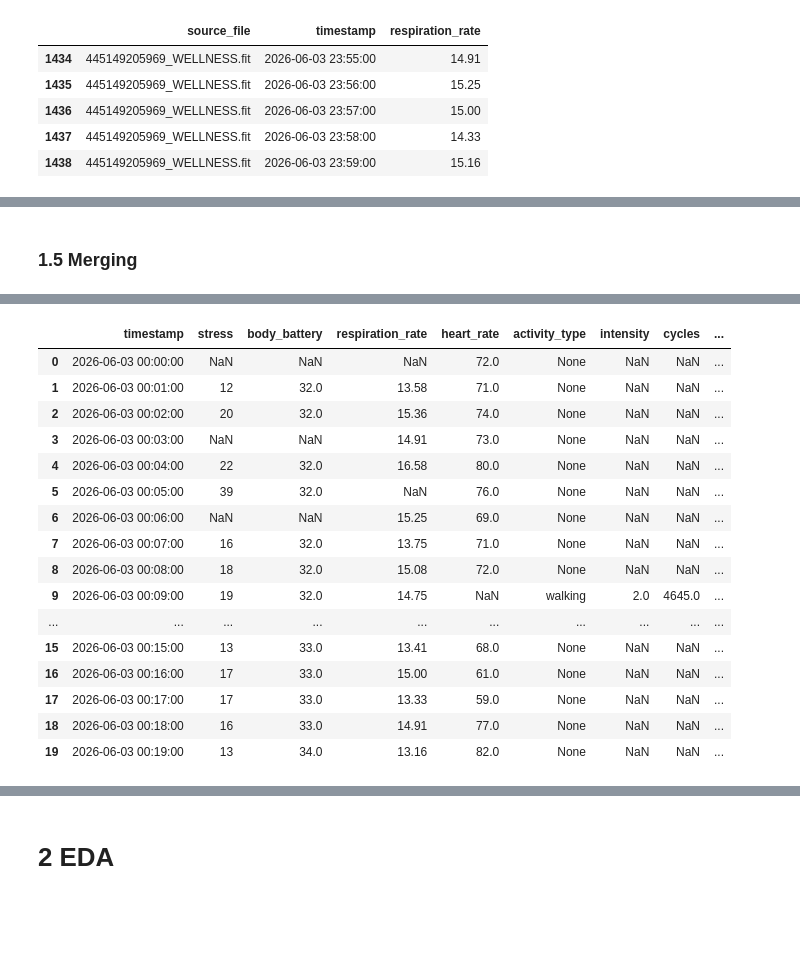
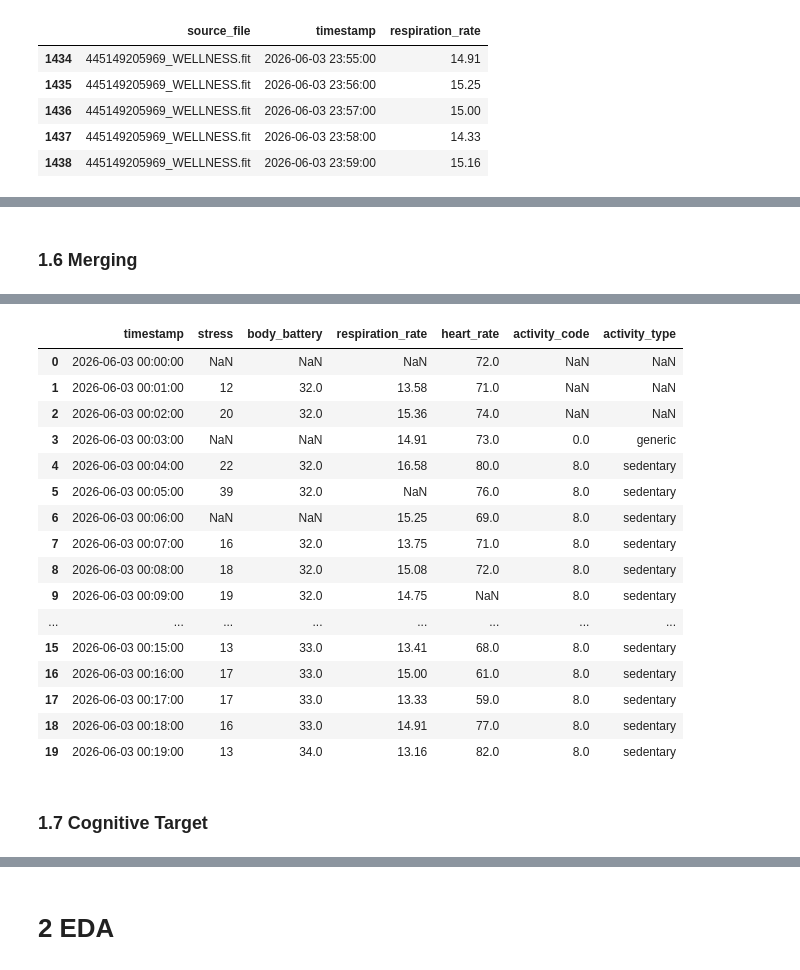
Before and after one commit to Xenoxort/ML4QS, a Jupyter notebook: notebooks/00_data_exportation.ipynb, the cells around one changed output, grey strips where cells are left out. Saved outputs shown, nothing was run; the diff lists cells and outputs as text; code cells hidden in the pictures; blank space fills up the shorter version.

Commit message:
Final extraction pipeline is ready, from now it takes 60 seconds to add a new day.

```diff
--- a/notebooks/00_data_exportation.ipynb
+++ b/notebooks/00_data_exportation.ipynb
@@ -177,9 +197,6 @@ def extract_monitoring(
 
                 "heart_rate": row.get("heart_rate"),
 
-                "activity_type": row.get("activity_type"),
-                "intensity": row.get("intensity"),
-
                 "cycles": row.get("cycles"),
                 "active_calories": row.get("active_calories"),
                 "active_time": row.get("active_time")
@@ -401,0 +419,8 @@ End: 2026-06-03 23:59:00
+# %%
+ACTIVITY_MAP = {
+    0: "generic",
+    1: "running",
+    2: "cycling",
+    6: "walking",
+    8: "sedentary"
+}
@@ -401,0 +516,17 @@ End: 2026-06-03 23:59:00
+# %%
+events_df = extract_activity_events(
+    wellness_files,
+    GARMIN_EPOCH,
+    LOCAL_OFFSET
+)
+
+print("Rows:", len(events_df))
+
+if len(events_df) > 0:
+    print("Start:", events_df["start_timestamp"].min())
+    print("End:", events_df["end_timestamp"].max())
+
+display(events_df.head())
+display(events_df.tail())
+
+print(events_df["activity_type"].value_counts())
@@ -402,5 +557,5 @@ End: 2026-06-03 23:59:00
 # %% [markdown]
-### 1.5 Merging
+### 1.6 Merging
 # %%
 def build_daily_df(
     stress_df,
@@ -551,6 +718,7 @@ daily_df = build_daily_df(
     body_battery_df,
     respiration_df,
     monitoring_df,
+    events_df,
     first_date
 )
 
@@ -581,22 +746,24 @@ active_calories     1355
 dtype: int64
 
 Date range:
 2026-06-03 00:00:00
 2026-06-03 23:59:00
-|  | timestamp | stress | body_battery | respiration_rate | heart_rate | activity_type | intensity | cycles | ... |
-| 0 | 2026-06-03 00:00:00 | NaN | NaN | NaN | 72.0 | None | NaN | NaN | ... |
-| 1 | 2026-06-03 00:01:00 | 12 | 32.0 | 13.58 | 71.0 | None | NaN | NaN | ... |
-| 2 | 2026-06-03 00:02:00 | 20 | 32.0 | 15.36 | 74.0 | None | NaN | NaN | ... |
-| 3 | 2026-06-03 00:03:00 | NaN | NaN | 14.91 | 73.0 | None | NaN | NaN | ... |
-| 4 | 2026-06-03 00:04:00 | 22 | 32.0 | 16.58 | 80.0 | None | NaN | NaN | ... |
-| 5 | 2026-06-03 00:05:00 | 39 | 32.0 | NaN | 76.0 | None | NaN | NaN | ... |
-| 6 | 2026-06-03 00:06:00 | NaN | NaN | 15.25 | 69.0 | None | NaN | NaN | ... |
-| 7 | 2026-06-03 00:07:00 | 16 | 32.0 | 13.75 | 71.0 | None | NaN | NaN | ... |
-| 8 | 2026-06-03 00:08:00 | 18 | 32.0 | 15.08 | 72.0 | None | NaN | NaN | ... |
-| 9 | 2026-06-03 00:09:00 | 19 | 32.0 | 14.75 | NaN | walking | 2.0 | 4645.0 | ... |
-| ... | ... | ... | ... | ... | ... | ... | ... | ... | ... |
-| 15 | 2026-06-03 00:15:00 | 13 | 33.0 | 13.41 | 68.0 | None | NaN | NaN | ... |
-| 16 | 2026-06-03 00:16:00 | 17 | 33.0 | 15.00 | 61.0 | None | NaN | NaN | ... |
-| 17 | 2026-06-03 00:17:00 | 17 | 33.0 | 13.33 | 59.0 | None | NaN | NaN | ... |
-| 18 | 2026-06-03 00:18:00 | 16 | 33.0 | 14.91 | 77.0 | None | NaN | NaN | ... |
-| 19 | 2026-06-03 00:19:00 | 13 | 34.0 | 13.16 | 82.0 | None | NaN | NaN | ... |
+|  | timestamp | stress | body_battery | respiration_rate | heart_rate | activity_code | activity_type |
+| 0 | 2026-06-03 00:00:00 | NaN | NaN | NaN | 72.0 | NaN | NaN |
+| 1 | 2026-06-03 00:01:00 | 12 | 32.0 | 13.58 | 71.0 | NaN | NaN |
+| 2 | 2026-06-03 00:02:00 | 20 | 32.0 | 15.36 | 74.0 | NaN | NaN |
+| 3 | 2026-06-03 00:03:00 | NaN | NaN | 14.91 | 73.0 | 0.0 | generic |
+| 4 | 2026-06-03 00:04:00 | 22 | 32.0 | 16.58 | 80.0 | 8.0 | sedentary |
+| 5 | 2026-06-03 00:05:00 | 39 | 32.0 | NaN | 76.0 | 8.0 | sedentary |
+| 6 | 2026-06-03 00:06:00 | NaN | NaN | 15.25 | 69.0 | 8.0 | sedentary |
+| 7 | 2026-06-03 00:07:00 | 16 | 32.0 | 13.75 | 71.0 | 8.0 | sedentary |
+| 8 | 2026-06-03 00:08:00 | 18 | 32.0 | 15.08 | 72.0 | 8.0 | sedentary |
+| 9 | 2026-06-03 00:09:00 | 19 | 32.0 | 14.75 | NaN | 8.0 | sedentary |
+| ... | ... | ... | ... | ... | ... | ... | ... |
+| 15 | 2026-06-03 00:15:00 | 13 | 33.0 | 13.41 | 68.0 | 8.0 | sedentary |
+| 16 | 2026-06-03 00:16:00 | 17 | 33.0 | 15.00 | 61.0 | 8.0 | sedentary |
+| 17 | 2026-06-03 00:17:00 | 17 | 33.0 | 13.33 | 59.0 | 8.0 | sedentary |
+| 18 | 2026-06-03 00:18:00 | 16 | 33.0 | 14.91 | 77.0 | 8.0 | sedentary |
+| 19 | 2026-06-03 00:19:00 | 13 | 34.0 | 13.16 | 82.0 | 8.0 | sedentary |
+# %% [markdown]
+### 1.7 Cognitive Target
```
Also changed, not shown: parts of 23 cells of this notebook, 17 other files.
